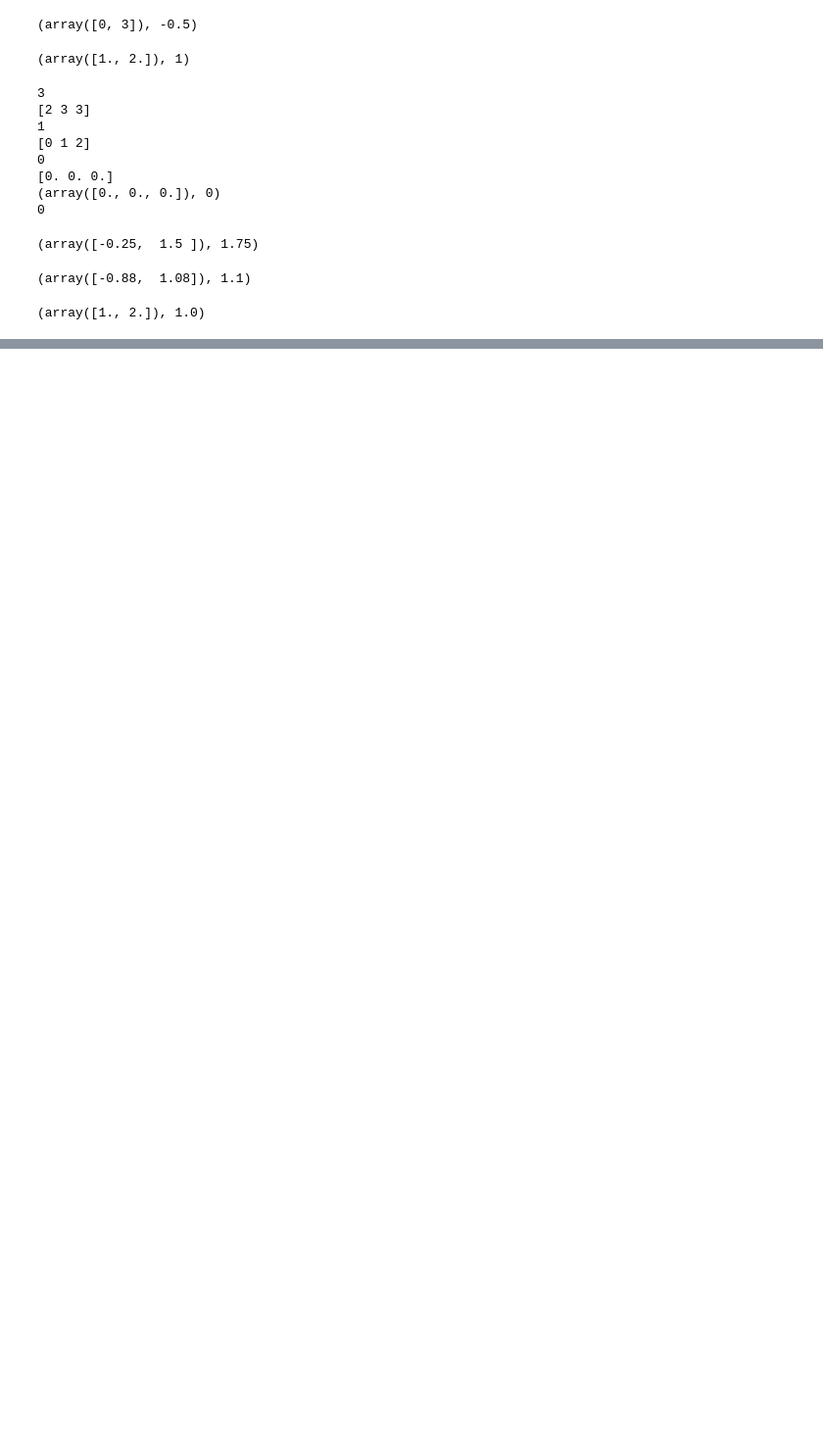
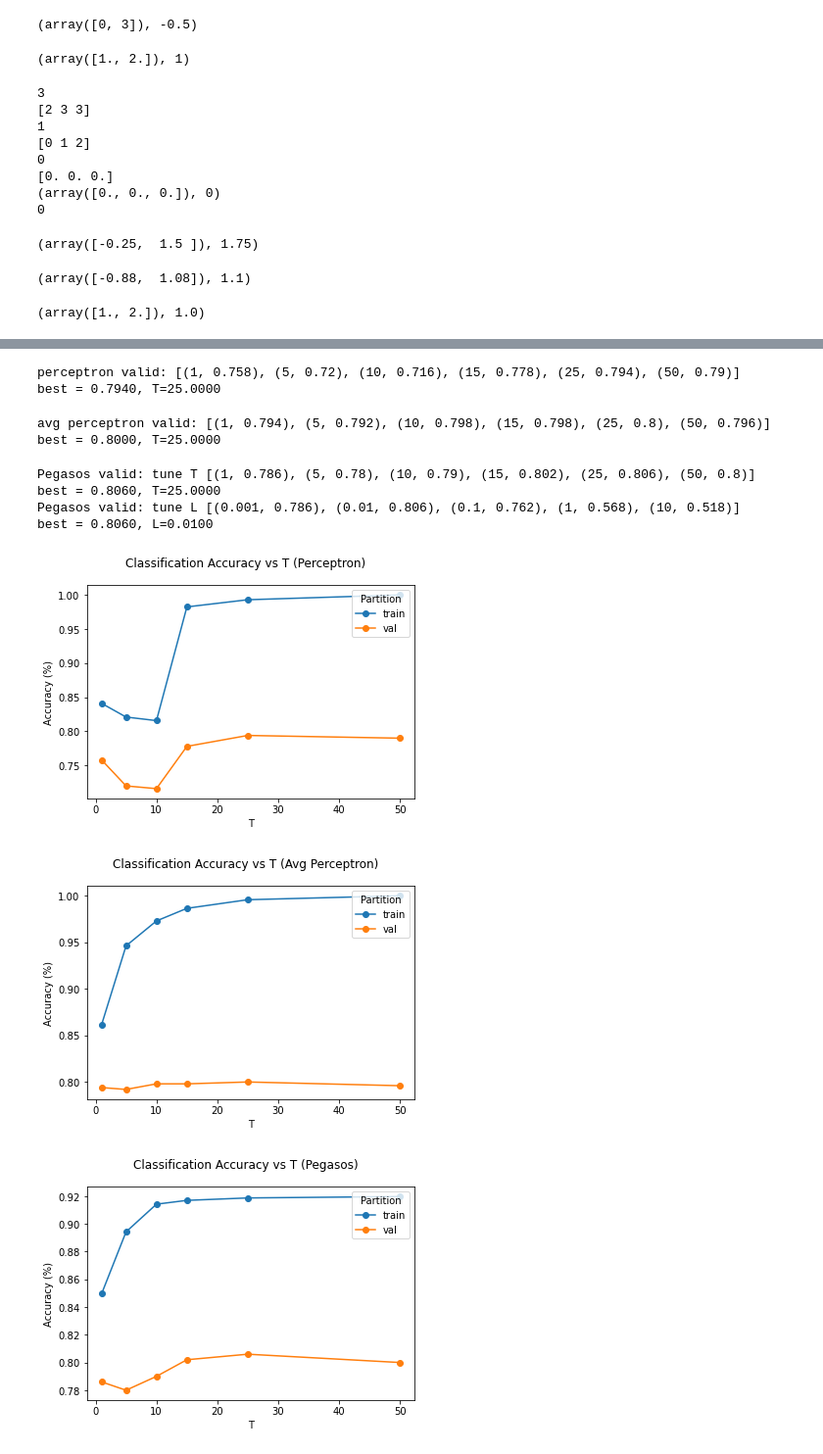
Before and after one commit to Mnarbekov/MIT_6.86x_ML_course, a Jupyter notebook: Project_1_MN.ipynb, the cells around one changed output, grey strips where cells are left out. Shown: that part at 98% size. Saved outputs shown, nothing was run; the diff lists cells and outputs as text; code cells hidden in the pictures; blank space fills up the shorter version.

```diff
--- a/Project_1_MN.ipynb
+++ b/Project_1_MN.ipynb
@@ -351,0 +459,7 @@ pegasos(np.array([[1, 2]]), np.array([1]), 1, 0.2)
+# %%
+def accuracy(preds, targets):
+    """
+    Given length-N vectors containing predicted and target labels,
+    returns the percentage and number of correct predictions.
+    """
+    return (preds == targets).mean()
@@ -351,0 +724,48 @@ pegasos(np.array([[1, 2]]), np.array([1]), 1, 0.2)
+# %%
+#-------------------------------------------------------------------------------
+# Problem 8
+#-------------------------------------------------------------------------------
+
+data = (train_bow_features, train_labels, val_bow_features, val_labels)
+
+# values of T and lambda to try
+Ts = [1, 5, 10, 15, 25, 50]
+Ls = [0.001, 0.01, 0.1, 1, 10]
+
+pct_tune_results = tune_perceptron(Ts, *data)
+print('perceptron valid:', list(zip(Ts, pct_tune_results[1])))
+print('best = {:.4f}, T={:.4f}'.format(np.max(pct_tune_results[1]), Ts[np.argmax(pct_tune_results[1])]))
+# %% [output]
+perceptron valid: [(1, 0.758), (5, 0.72), (10, 0.716), (15, 0.778), (25, 0.794), (50, 0.79)]
+best = 0.7940, T=25.0000
+# %%
+avg_pct_tune_results = tune_avg_perceptron(Ts, *data)
+print('avg perceptron valid:', list(zip(Ts, avg_pct_tune_results[1])))
+print('best = {:.4f}, T={:.4f}'.format(np.max(avg_pct_tune_results[1]), Ts[np.argmax(avg_pct_tune_results[1])]))
+# %% [output]
+avg perceptron valid: [(1, 0.794), (5, 0.792), (10, 0.798), (15, 0.798), (25, 0.8), (50, 0.796)]
+best = 0.8000, T=25.0000
+# %%
+# fix values for L and T while tuning Pegasos T and L, respective
+fix_L = 0.01
+peg_tune_results_T = tune_pegasos_T(fix_L, Ts, *data)
+print('Pegasos valid: tune T', list(zip(Ts, peg_tune_results_T[1])))
+print('best = {:.4f}, T={:.4f}'.format(np.max(peg_tune_results_T[1]), Ts[np.argmax(peg_tune_results_T[1])]))
+
+fix_T = Ts[np.argmax(peg_tune_results_T[1])]
+peg_tune_results_L = tune_pegasos_L(fix_T, Ls, *data)
+print('Pegasos valid: tune L', list(zip(Ls, peg_tune_results_L[1])))
+print('best = {:.4f}, L={:.4f}'.format(np.max(peg_tune_results_L[1]), Ls[np.argmax(peg_tune_results_L[1])]))
+
+utils.plot_tune_results('Perceptron', 'T', Ts, *pct_tune_results)
+utils.plot_tune_results('Avg Perceptron', 'T', Ts, *avg_pct_tune_results)
+utils.plot_tune_results('Pegasos', 'T', Ts, *peg_tune_results_T)
+utils.plot_tune_results('Pegasos', 'L', Ls, *peg_tune_results_L)
+# %% [output]
+Pegasos valid: tune T [(1, 0.786), (5, 0.78), (10, 0.79), (15, 0.802), (25, 0.806), (50, 0.8)]
+best = 0.8060, T=25.0000
+Pegasos valid: tune L [(0.001, 0.786), (0.01, 0.806), (0.1, 0.762), (1, 0.568), (10, 0.518)]
+best = 0.8060, L=0.0100
+[figure, added]
+[figure, added]
+[figure, added]
```
Also changed, not shown: parts of 22 cells of this notebook.
